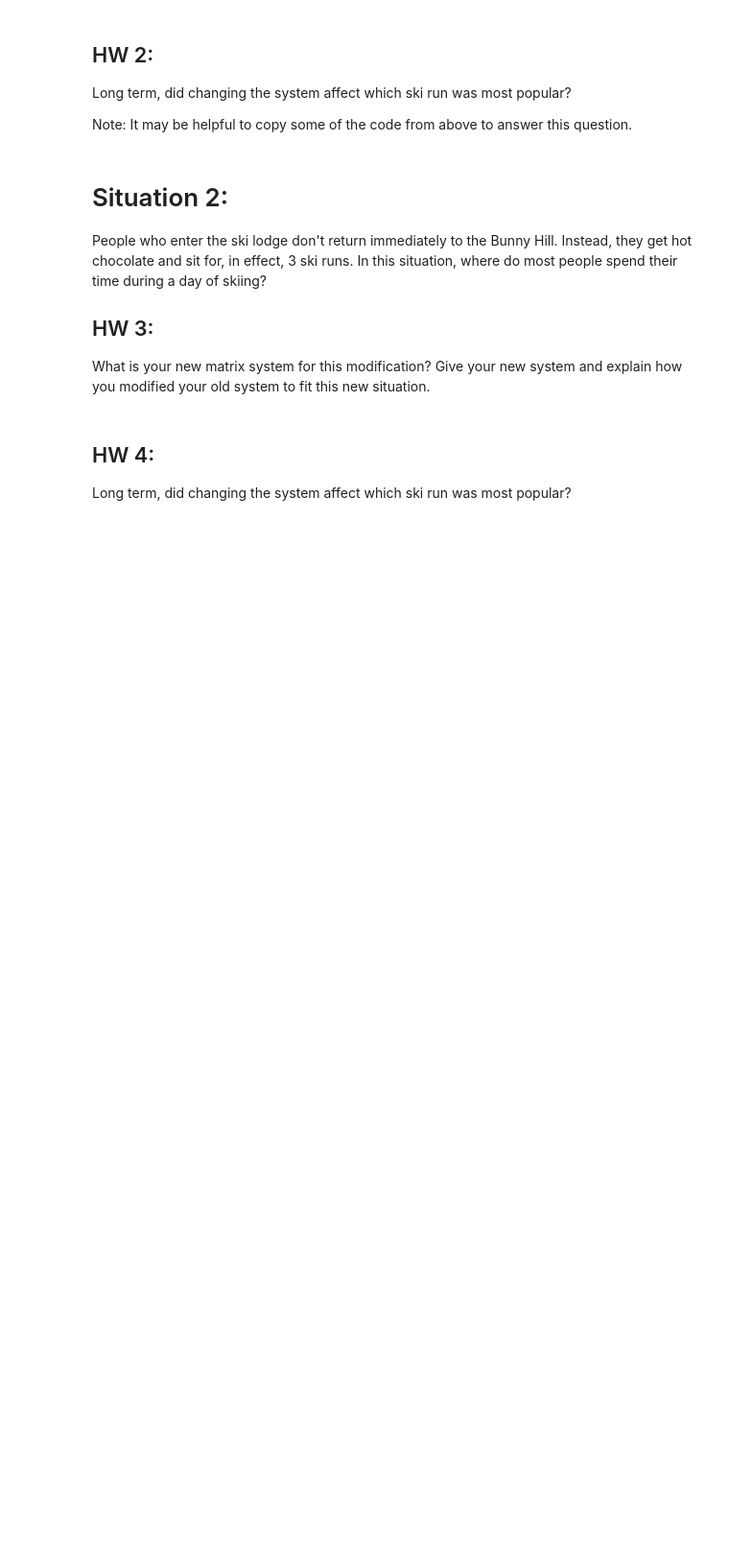
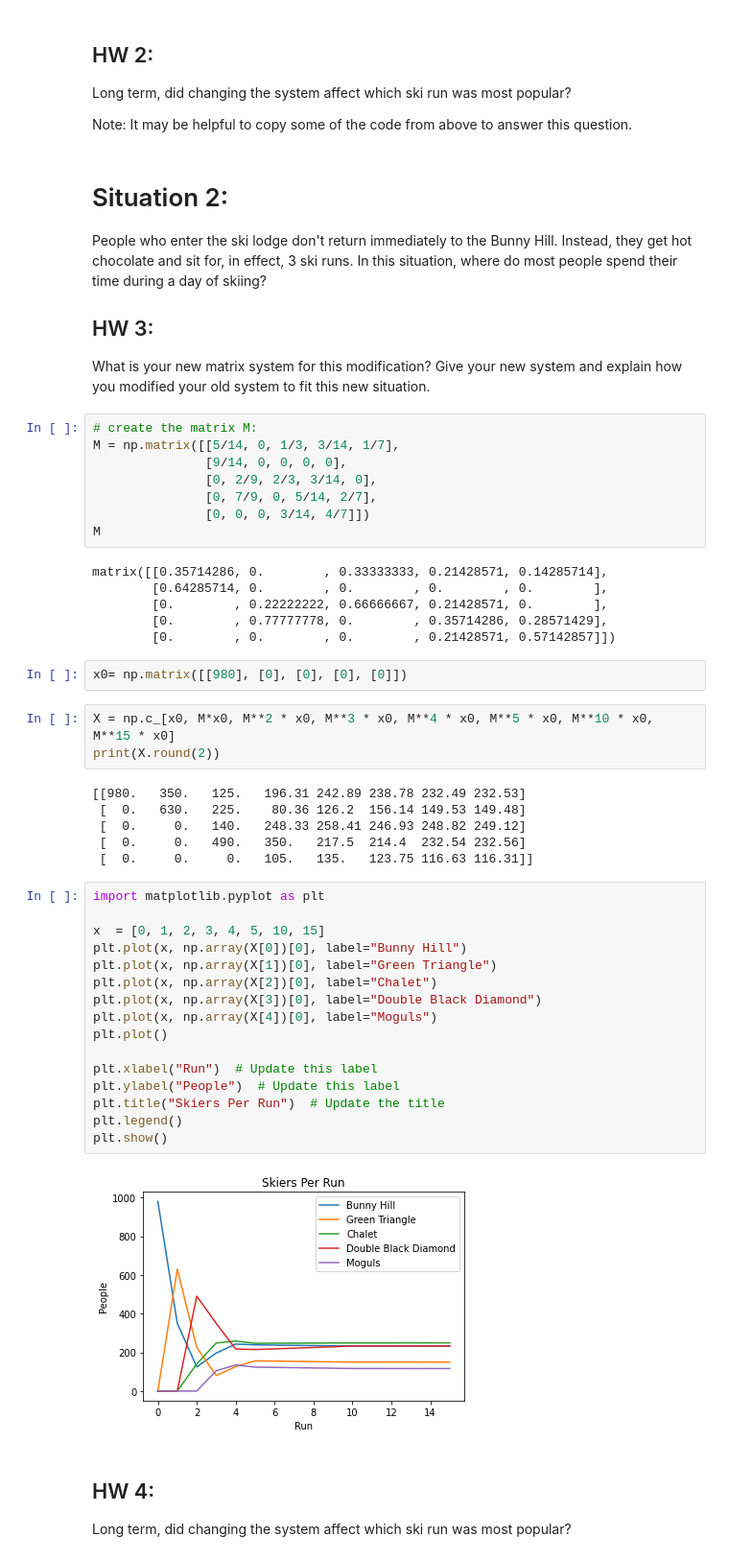
Before and after one commit to jacobwolter2000/Math242, a Jupyter notebook: Copy_of_The_Ski_Hill_Transition_Matrices_and_Markov_Chains.ipynb, the cells around one changed output. Shown: that part at 96% size. Cells and saved outputs as stored; diff of their text form; blank space fills up the shorter version.

```diff
--- a/Copy_of_The_Ski_Hill_Transition_Matrices_and_Markov_Chains.ipynb
+++ b/Copy_of_The_Ski_Hill_Transition_Matrices_and_Markov_Chains.ipynb
@@ -180,6 +207,49 @@ People who enter the ski lodge don't return immediately to the Bunny Hill. Inste
 ## HW 3:
 
 What is your new matrix system for this modification?  Give your new system and explain how you modified your old system to fit this new situation.
+# %%
+# create the matrix M:
+M = np.matrix([[5/14, 0, 1/3, 3/14, 1/7],
+               [9/14, 0, 0, 0, 0],
+               [0, 2/9, 2/3, 3/14, 0],
+               [0, 7/9, 0, 5/14, 2/7],
+               [0, 0, 0, 3/14, 4/7]])
+M
+# %% [output]
+matrix([[0.35714286, 0.        , 0.33333333, 0.21428571, 0.14285714],
+        [0.64285714, 0.        , 0.        , 0.        , 0.        ],
+        [0.        , 0.22222222, 0.66666667, 0.21428571, 0.        ],
+        [0.        , 0.77777778, 0.        , 0.35714286, 0.28571429],
+        [0.        , 0.        , 0.        , 0.21428571, 0.57142857]])
+# %%
+x0= np.matrix([[980], [0], [0], [0], [0]])
+# %%
+X = np.c_[x0, M*x0, M**2 * x0, M**3 * x0, M**4 * x0, M**5 * x0, M**10 * x0, M**15 * x0]
+print(X.round(2))
+# %% [output]
+[[980.   350.   125.   196.31 242.89 238.78 232.49 232.53]
+ [  0.   630.   225.    80.36 126.2  156.14 149.53 149.48]
+ [  0.     0.   140.   248.33 258.41 246.93 248.82 249.12]
+ [  0.     0.   490.   350.   217.5  214.4  232.54 232.56]
+ [  0.     0.     0.   105.   135.   123.75 116.63 116.31]]
+# %%
+import matplotlib.pyplot as plt
+
+x  = [0, 1, 2, 3, 4, 5, 10, 15]
+plt.plot(x, np.array(X[0])[0], label="Bunny Hill")
+plt.plot(x, np.array(X[1])[0], label="Green Triangle")
+plt.plot(x, np.array(X[2])[0], label="Chalet")
+plt.plot(x, np.array(X[3])[0], label="Double Black Diamond")
+plt.plot(x, np.array(X[4])[0], label="Moguls")
+plt.plot()
+
+plt.xlabel("Run")  # Update this label
+plt.ylabel("People")  # Update this label
+plt.title("Skiers Per Run")  # Update the title
+plt.legend()
+plt.show()
+# %% [output]
+[figure, added]
 # %% [markdown]
 ## HW 4:
 
```
Also changed, not shown: parts of 4 cells of this notebook.
